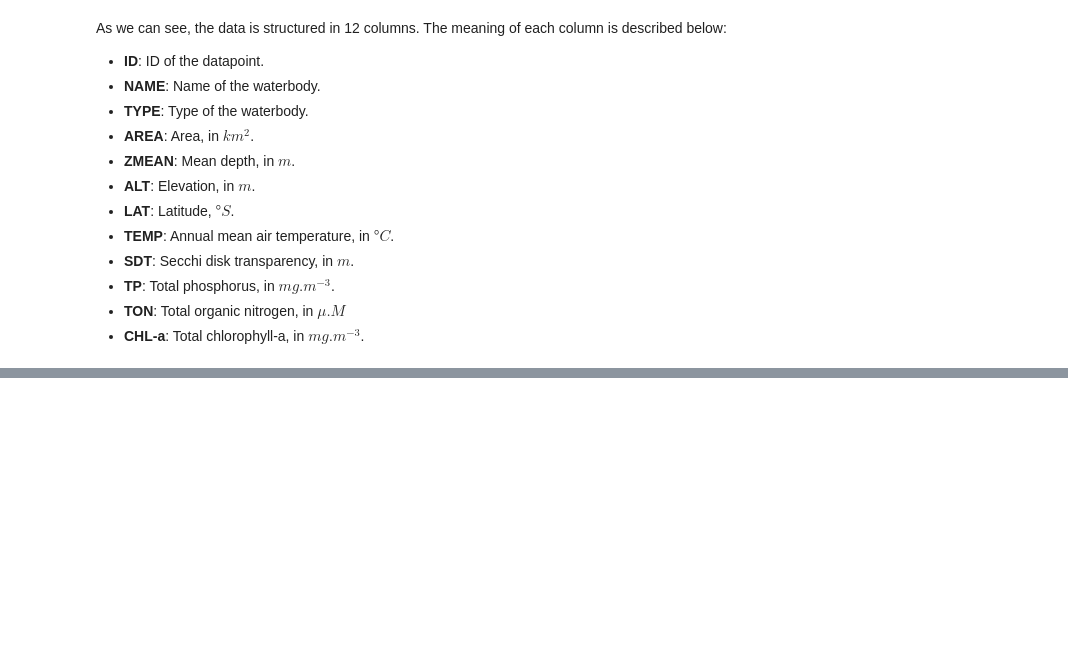
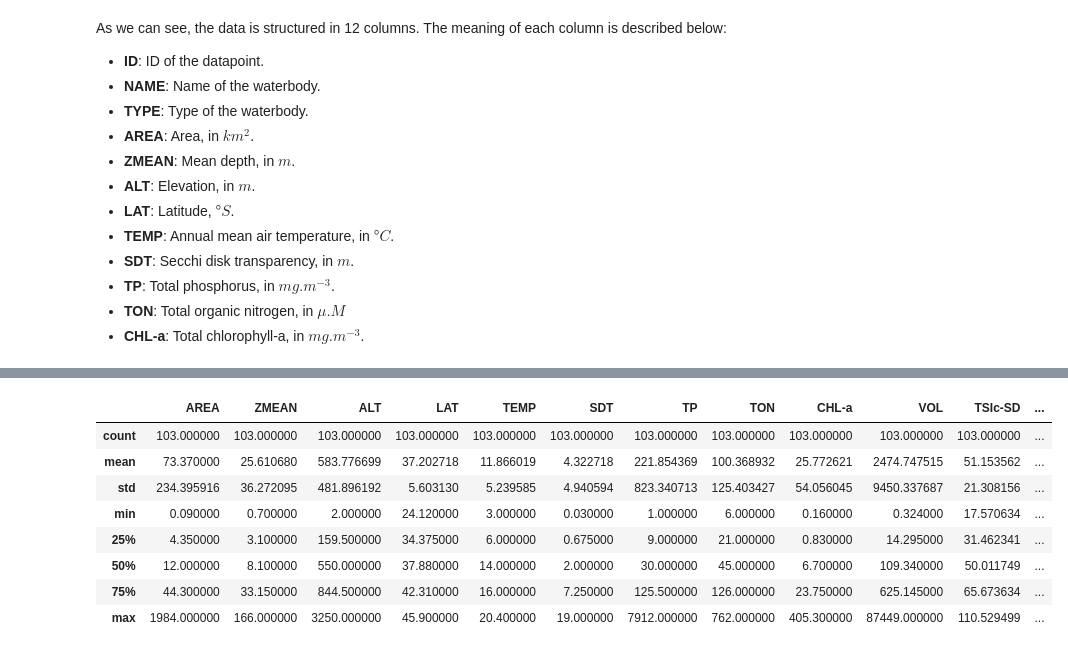
Before and after one commit to ajossorioarana/EDA_argentine_lakes, a Jupyter notebook: EDA_Argentine_lakes.ipynb, the cells around one changed output, grey strips where cells are left out. Cells and saved outputs as stored; diff of their text form; code cells hidden in the pictures; blank space fills up the shorter version.

```diff
--- a/EDA_Argentine_lakes.ipynb
+++ b/EDA_Argentine_lakes.ipynb
@@ -90,0 +111,12 @@ data['DEPTH'] = np.where((data['ZMEAN'] > 5), 'Deep', 'Shallow')
+# %%
+data.describe()
+# %% [output]
+|  | AREA | ZMEAN | ALT | LAT | TEMP | SDT | TP | TON | CHL-a | VOL | TSIc-SD | ... |
+| count | 103.000000 | 103.000000 | 103.000000 | 103.000000 | 103.000000 | 103.000000 | 103.000000 | 103.000000 | 103.000000 | 103.000000 | 103.000000 | ... |
+| mean | 73.370000 | 25.610680 | 583.776699 | 37.202718 | 11.866019 | 4.322718 | 221.854369 | 100.368932 | 25.772621 | 2474.747515 | 51.153562 | ... |
+| std | 234.395916 | 36.272095 | 481.896192 | 5.603130 | 5.239585 | 4.940594 | 823.340713 | 125.403427 | 54.056045 | 9450.337687 | 21.308156 | ... |
+| min | 0.090000 | 0.700000 | 2.000000 | 24.120000 | 3.000000 | 0.030000 | 1.000000 | 6.000000 | 0.160000 | 0.324000 | 17.570634 | ... |
+| 25% | 4.350000 | 3.100000 | 159.500000 | 34.375000 | 6.000000 | 0.675000 | 9.000000 | 21.000000 | 0.830000 | 14.295000 | 31.462341 | ... |
+| 50% | 12.000000 | 8.100000 | 550.000000 | 37.880000 | 14.000000 | 2.000000 | 30.000000 | 45.000000 | 6.700000 | 109.340000 | 50.011749 | ... |
+| 75% | 44.300000 | 33.150000 | 844.500000 | 42.310000 | 16.000000 | 7.250000 | 125.500000 | 126.000000 | 23.750000 | 625.145000 | 65.673634 | ... |
+| max | 1984.000000 | 166.000000 | 3250.000000 | 45.900000 | 20.400000 | 19.000000 | 7912.000000 | 762.000000 | 405.300000 | 87449.000000 | 110.529499 | ... |
```
Also changed, not shown: parts of 21 cells of this notebook, 1 other file.
